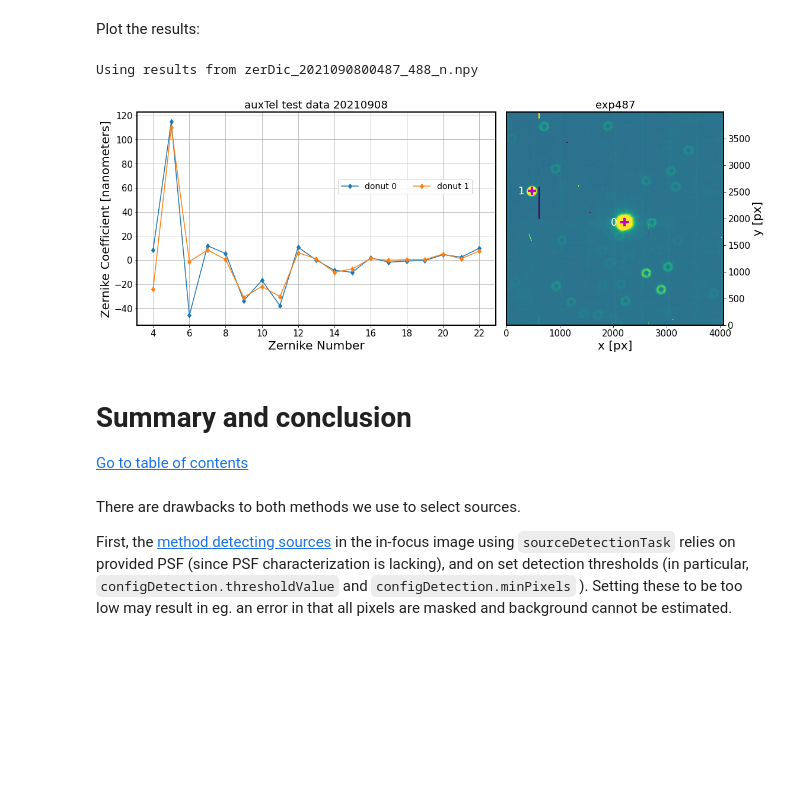
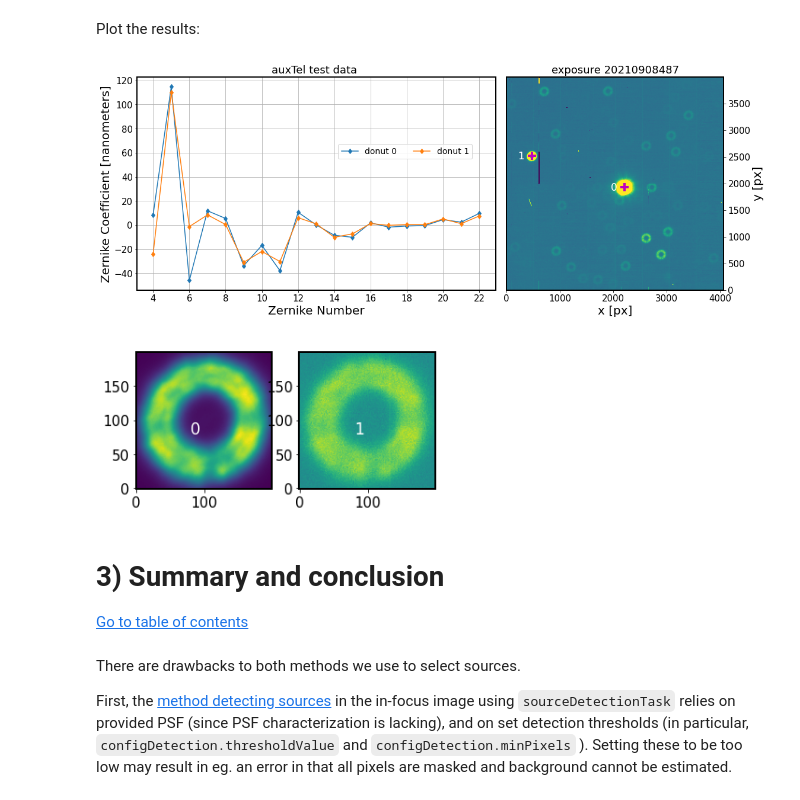
Before and after one commit to lsst-sitcom/sitcomtn-038, a Jupyter notebook: index.ipynb, the cells around one changed output. Saved outputs shown, nothing was run; the diff lists cells and outputs as text; code cells hidden in the pictures; blank space fills up the shorter version.

```diff
--- a/index.ipynb
+++ b/index.ipynb
@@ -767,16 +739,19 @@ fit_zernikes(donutDetectTask, estimateZernikeTask, expIntra=487, expExtra=488, y
 Stored the results as zerDic_2021090800487_488_n.npy
 # %% [markdown]
 Plot the results:
-# %%
-expIntra=487; expExtra=488; yearMonthDay='20210908'
-at.plotZernikeImageFromPickle(expIntra=487, yearMonthDay='20210908',
-                   zkResultsFile=f'zerDic_{yearMonthDay}00{expIntra}_{expExtra}_n.npy',
-                   collection='u/scichris/Latiss/postISRex')
-# %% [output]
-Using results from zerDic_2021090800487_488_n.npy
-[figure, removed]
+# %%
+%matplotlib inline
+fig = plt.figure(figsize=(14, 5))
+zk,don = pt.get_zernikes_donuts_from_pickle('zerDic_2021090800487_488_n.npy')
+exposure = pt.get_postisr_from_butler('/repo/main/', 'u/scichris/Latiss/postISRex1', 2021090800487)
+pt.plot_raw_zernikes(zk, fig=fig)
+pt.plot_donut_locations(exposure, don, fig=fig)
+pt.plot_donut_stamps(don)
+# %% [output]
+[figure, added]
+[figure, added]
 # %% [markdown]
-# Summary and conclusion <a id='summary'></a>
+# 3) Summary and conclusion <a id='summary'></a>
 [Go to table of contents](#toc)
 # %% [markdown]
 There are drawbacks to both methods we use to select sources.
```
Also changed, not shown: parts of 32 cells of this notebook.
